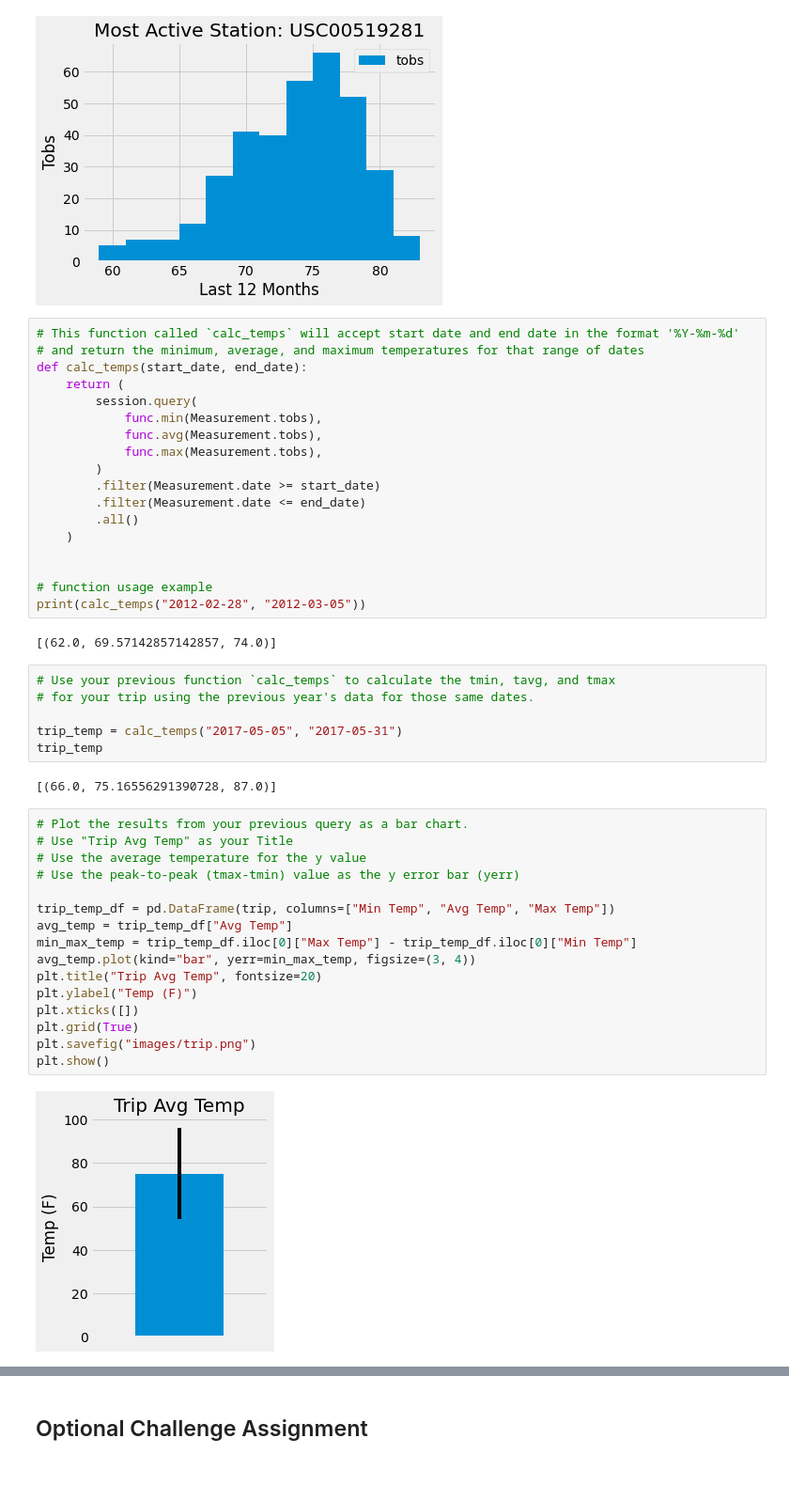
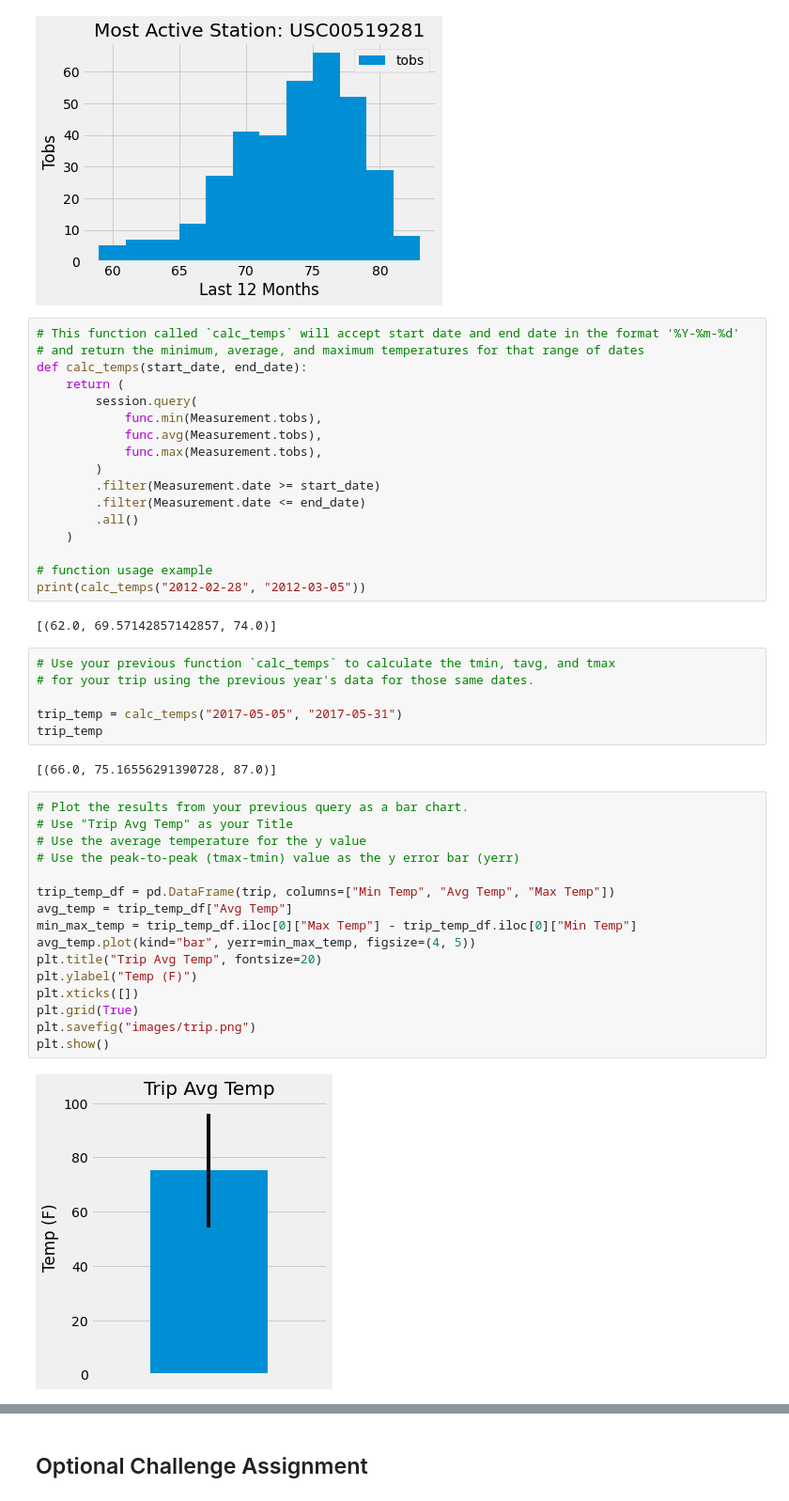
Before and after one commit to carlosalzate74/alchemy-flask-challenge, a Jupyter notebook: climate_starter.ipynb, the cells around one changed output, grey strips where cells are left out. Shown at 94% size. Cells and saved outputs as stored; diff of their text form; blank space fills up the shorter version.

```diff
--- a/climate_starter.ipynb
+++ b/climate_starter.ipynb
@@ -230,7 +230,6 @@ def calc_temps(start_date, end_date):
         .all()
     )
 
-
 # function usage example
 print(calc_temps("2012-02-28", "2012-03-05"))
 # %% [output]
@@ -246,21 +245,21 @@ trip_temp
 # %%
 # Plot the results from your previous query as a bar chart.
 # Use "Trip Avg Temp" as your Title
 # Use the average temperature for the y value
 # Use the peak-to-peak (tmax-tmin) value as the y error bar (yerr)
 
 trip_temp_df = pd.DataFrame(trip, columns=["Min Temp", "Avg Temp", "Max Temp"])
 avg_temp = trip_temp_df["Avg Temp"]
 min_max_temp = trip_temp_df.iloc[0]["Max Temp"] - trip_temp_df.iloc[0]["Min Temp"]
-avg_temp.plot(kind="bar", yerr=min_max_temp, figsize=(3, 4))
+avg_temp.plot(kind="bar", yerr=min_max_temp, figsize=(4, 5))
 plt.title("Trip Avg Temp", fontsize=20)
 plt.ylabel("Temp (F)")
 plt.xticks([])
 plt.grid(True)
 plt.savefig("images/trip.png")
 plt.show()
 # %% [output]
-[figure, old version]
+[figure, new version]
 # %%
 # Calculate the total amount of rainfall per weather station for your trip dates using the previous year's matching dates.
 # Sort this in descending order by precipitation amount and list the station, name, latitude, longitude, and elevation
```
Also changed, not shown: parts of 1 cell of this notebook, 1 other file.
